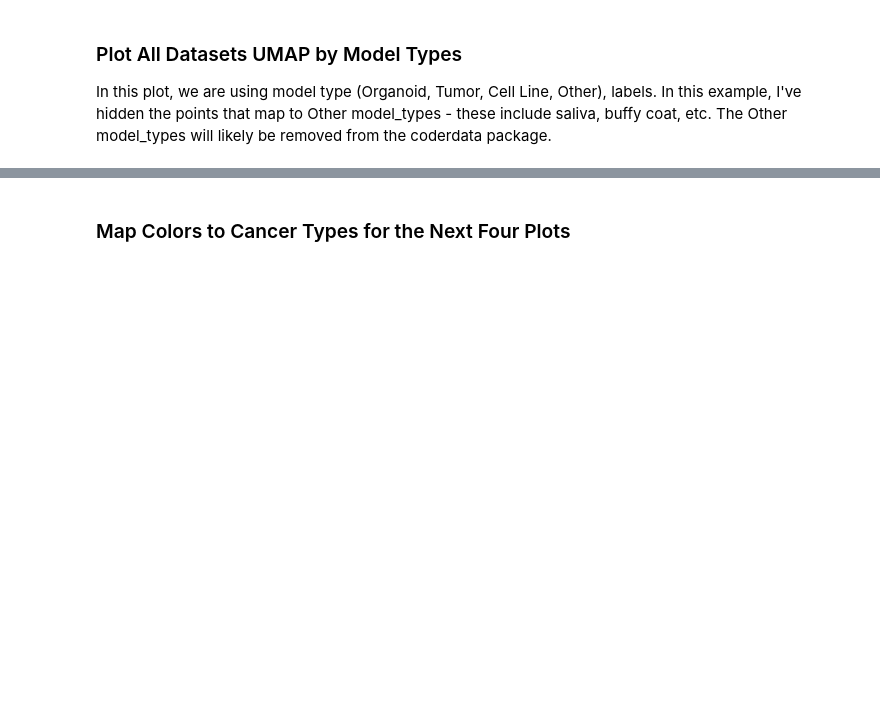
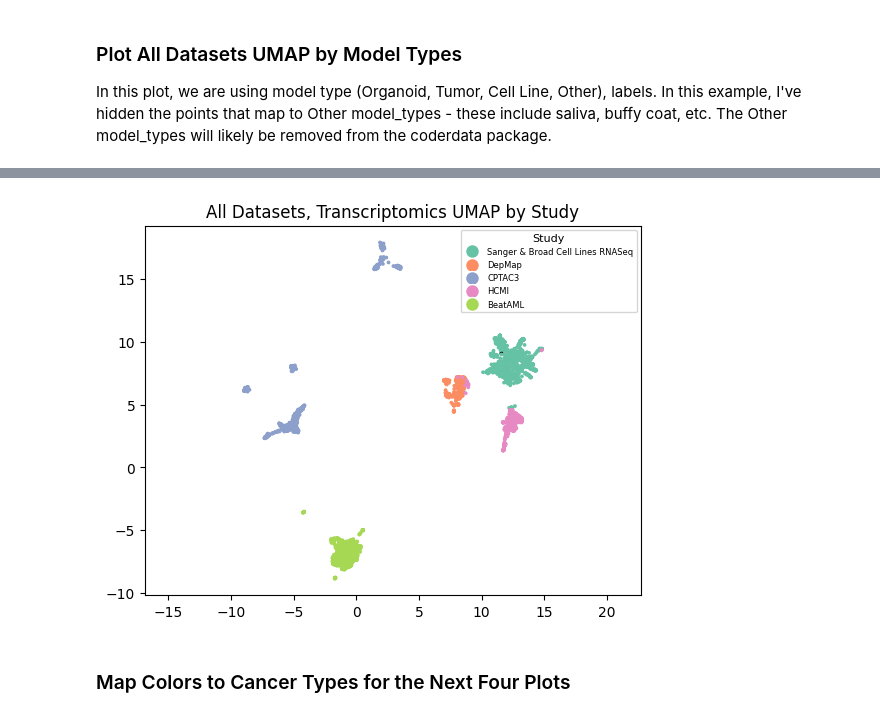
Before and after one commit to PNNL-CompBio/coderdata, a Jupyter notebook: tutorials/Data_Exploration_UMAP_Tutorial.ipynb, the cells around one changed output, grey strips where cells are left out. Cells and saved outputs as stored; diff of their text form; code cells hidden in the pictures; blank space fills up the shorter version.

```diff
--- a/tutorials/Data_Exploration_UMAP_Tutorial.ipynb
+++ b/tutorials/Data_Exploration_UMAP_Tutorial.ipynb
@@ -280,3 +288,29 @@ Text(0.5, 1.0, 'All Datasets, Transcriptomics UMAP by Model Type')
+# %%
+unique_studies = jd3_sample_col['study'].dropna().unique()
+palette = sns.color_palette("Set2", len(unique_studies))
+study_to_color = {study: color for study, color in zip(unique_studies, palette)}
+
+# Prepare the colors for each point
+colors = jd3_sample_col['study'].map(study_to_color).fillna('black')
+
+plt.scatter(
+    embedding_t_full_data[:, 0],
+    embedding_t_full_data[:, 1],
+    c=colors,
+    alpha=1,  # Adjust based on your preference for visibility
+    s=3  # Adjust size as needed
+)
+plt.gca().set_aspect('equal', 'datalim')
+
+# Create legend handles manually
+legend_handles = [plt.Line2D([0], [0], marker='o', color='w', label=study,
+                             markerfacecolor=color, markersize=10) for study, color in study_to_color.items()]
+
+plt.legend(handles=legend_handles, title='Study',prop={'size': 6}, title_fontsize=8)
+plt.title('All Datasets, Transcriptomics UMAP by Study', fontsize=12)
+plt.show()
+# %% [output]
+[figure, added]
 # %% [markdown]
 ### Map Colors to Cancer Types for the Next Four Plots
 # %%
```
Also changed, not shown: parts of 8 cells of this notebook, 35 other files.
